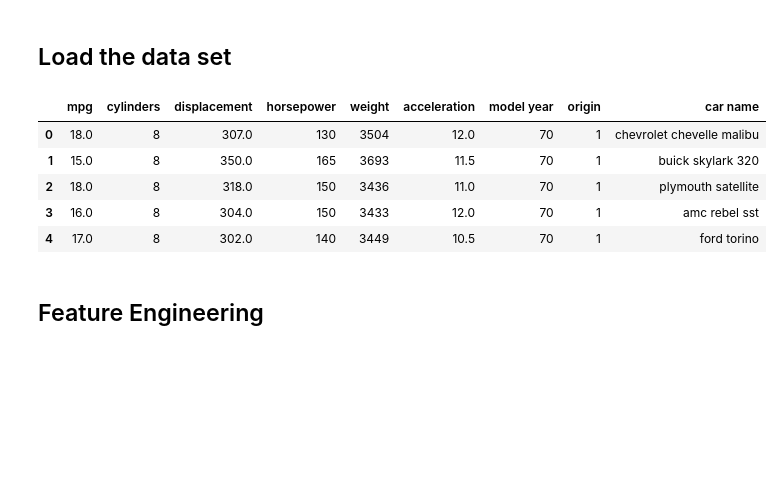
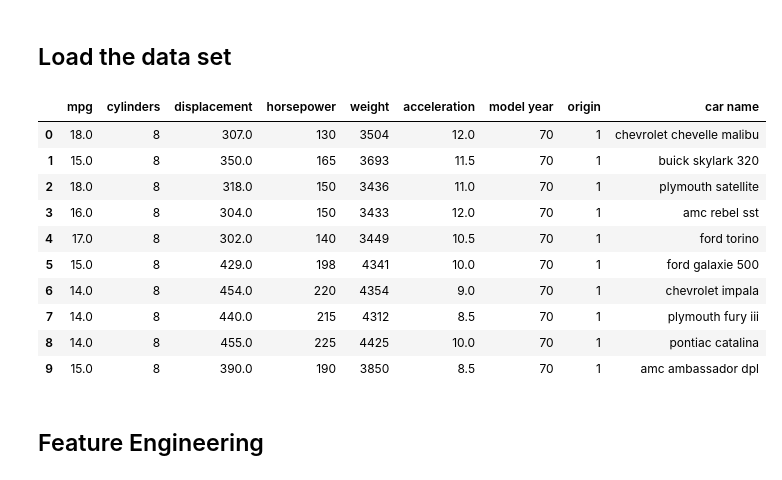
Before and after one commit to karusamuel/Categorical_Variables_intro, a Jupyter notebook: index.ipynb, the cells around one changed output. Cells and saved outputs as stored; diff of their text form; code cells hidden in the pictures; blank space fills up the shorter version.

```diff
--- a/index.ipynb
+++ b/index.ipynb
@@ -26,14 +26,19 @@ from sklearn.linear_model import LinearRegression
 ## Load the data set
 # %%
 df =  pd.read_csv("./data/auto-mpg.csv")
-df.head()
+df.head(10)
 # %% [output]
 |  | mpg | cylinders | displacement | horsepower | weight | acceleration | model year | origin | car name |
 | 0 | 18.0 | 8 | 307.0 | 130 | 3504 | 12.0 | 70 | 1 | chevrolet chevelle malibu |
 | 1 | 15.0 | 8 | 350.0 | 165 | 3693 | 11.5 | 70 | 1 | buick skylark 320 |
 | 2 | 18.0 | 8 | 318.0 | 150 | 3436 | 11.0 | 70 | 1 | plymouth satellite |
 | 3 | 16.0 | 8 | 304.0 | 150 | 3433 | 12.0 | 70 | 1 | amc rebel sst |
 | 4 | 17.0 | 8 | 302.0 | 140 | 3449 | 10.5 | 70 | 1 | ford torino |
+| 5 | 15.0 | 8 | 429.0 | 198 | 4341 | 10.0 | 70 | 1 | ford galaxie 500 |
+| 6 | 14.0 | 8 | 454.0 | 220 | 4354 | 9.0 | 70 | 1 | chevrolet impala |
+| 7 | 14.0 | 8 | 440.0 | 215 | 4312 | 8.5 | 70 | 1 | plymouth fury iii |
+| 8 | 14.0 | 8 | 455.0 | 225 | 4425 | 10.0 | 70 | 1 | pontiac catalina |
+| 9 | 15.0 | 8 | 390.0 | 190 | 3850 | 8.5 | 70 | 1 | amc ambassador dpl |
 # %% [markdown]
 ## Feature Engineering
 # %%
```
Also changed, not shown: parts of 14 cells of this notebook.
